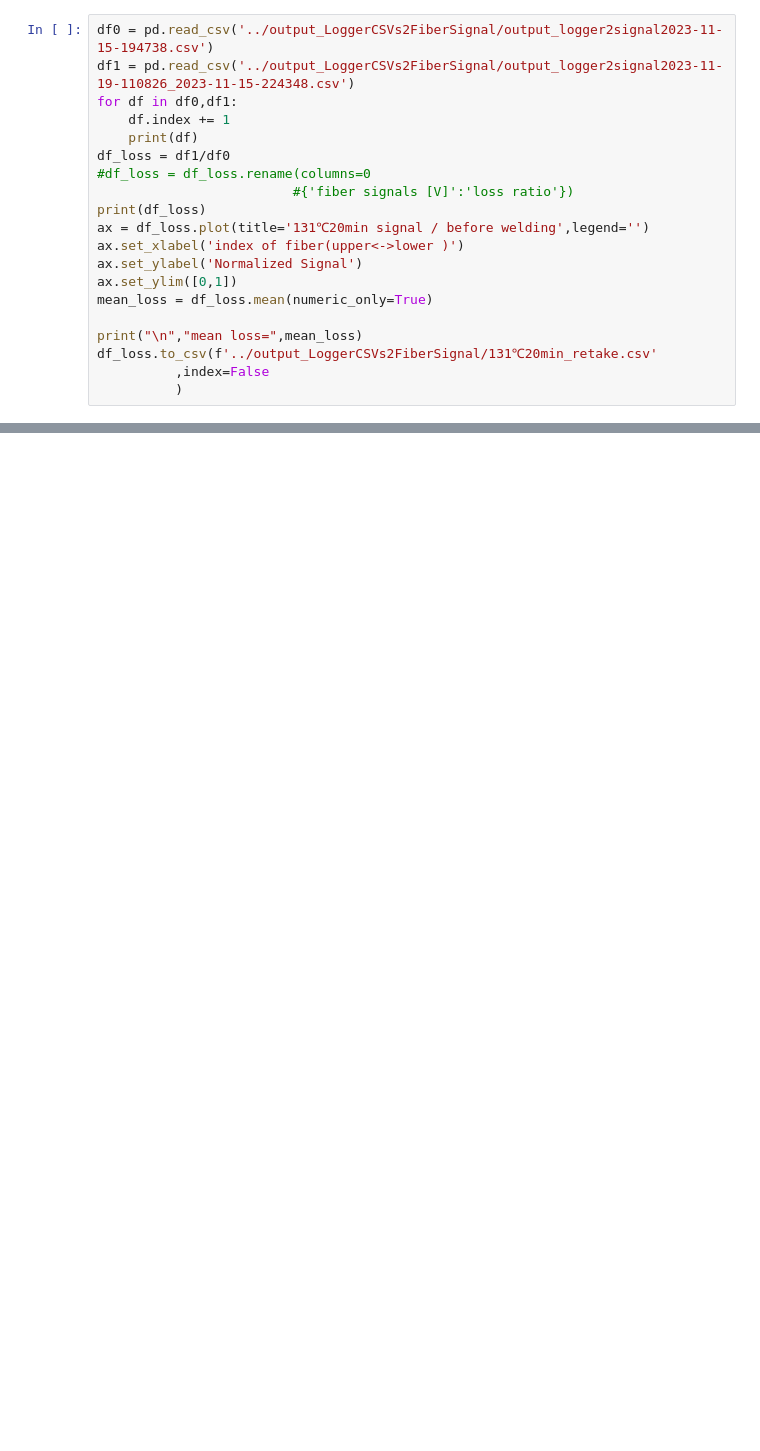
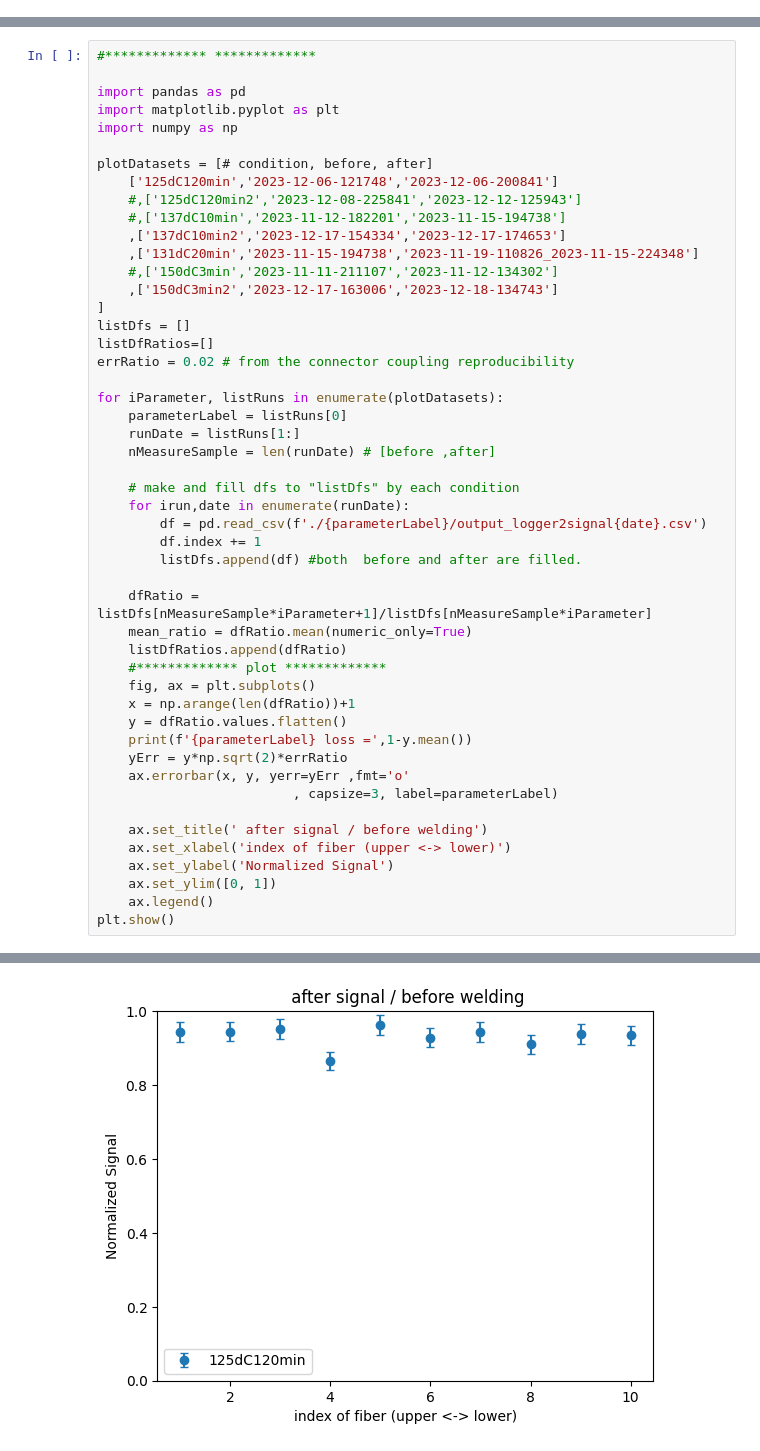
Before and after one commit to Dwaka-epx/Python-codes, a Jupyter notebook: 30cmFiberAnalysis/LoggerCSVs2FiberSignal.ipynb, the cells around one changed output, grey strips where cells are left out. Saved outputs shown, nothing was run; the diff lists cells and outputs as text; blank space fills up the shorter version.

Commit message:
Large update: start to touch X talk analysis. 30cm fiber plot can be drawn easily.

```diff
--- a/30cmFiberAnalysis/LoggerCSVs2FiberSignal.ipynb
+++ b/30cmFiberAnalysis/LoggerCSVs2FiberSignal.ipynb
@@ -120,20 +9,0 @@ dtype: float64
-# %%
-df0 = pd.read_csv('../output_LoggerCSVs2FiberSignal/output_logger2signal2023-11-15-194738.csv')
-df1 = pd.read_csv('../output_LoggerCSVs2FiberSignal/output_logger2signal2023-11-19-110826_2023-11-15-224348.csv')
-for df in df0,df1:
-    df.index += 1
-    print(df)
-df_loss = df1/df0
-#df_loss = df_loss.rename(columns=0
-                         #{'fiber signals [V]':'loss ratio'})
-print(df_loss)
-ax = df_loss.plot(title='131℃20min signal / before welding',legend='')
-ax.set_xlabel('index of fiber(upper<->lower )')
-ax.set_ylabel('Normalized Signal')
-ax.set_ylim([0,1])
-mean_loss = df_loss.mean(numeric_only=True)
-
-print("\n","mean loss=",mean_loss)
-df_loss.to_csv(f'../output_LoggerCSVs2FiberSignal/131℃20min_retake.csv'
-          ,index=False
-          )
@@ -162,0 +109,50 @@ dtype: float64
+# %%
+#************* *************
+
+import pandas as pd
+import matplotlib.pyplot as plt
+import numpy as np
+
+plotDatasets = [# condition, before, after]
+	['125dC120min','2023-12-06-121748','2023-12-06-200841']
+	#,['125dC120min2','2023-12-08-225841','2023-12-12-125943']
+	#,['137dC10min','2023-11-12-182201','2023-11-15-194738']
+	,['137dC10min2','2023-12-17-154334','2023-12-17-174653']
+	,['131dC20min','2023-11-15-194738','2023-11-19-110826_2023-11-15-224348']
+	#,['150dC3min','2023-11-11-211107','2023-11-12-134302']
+	,['150dC3min2','2023-12-17-163006','2023-12-18-134743']
+]
+listDfs = []
+listDfRatios=[]
+errRatio = 0.02 # from the connector coupling reproducibility
+
+for iParameter, listRuns in enumerate(plotDatasets):
+	parameterLabel = listRuns[0]
+	runDate = listRuns[1:]
+	nMeasureSample = len(runDate) # [before ,after]
+
+	# make and fill dfs to "listDfs" by each condition
+	for irun,date in enumerate(runDate):
+		df = pd.read_csv(f'./{parameterLabel}/output_logger2signal{date}.csv')
+		df.index += 1
+		listDfs.append(df) #both  before and after are filled.
+
+	dfRatio = listDfs[nMeasureSample*iParameter+1]/listDfs[nMeasureSample*iParameter]
+	mean_ratio = dfRatio.mean(numeric_only=True)
+	listDfRatios.append(dfRatio)
+	#************* plot *************
+	fig, ax = plt.subplots()
+	x = np.arange(len(dfRatio))+1
+	y = dfRatio.values.flatten()
+	print(f'{parameterLabel} loss =',1-y.mean())
+	yErr = y*np.sqrt(2)*errRatio
+	ax.errorbar(x, y, yerr=yErr ,fmt='o'
+						 , capsize=3, label=parameterLabel)
+
+	ax.set_title(' after signal / before welding')
+	ax.set_xlabel('index of fiber (upper <-> lower)')
+	ax.set_ylabel('Normalized Signal')
+	ax.set_ylim([0, 1])
+	ax.legend()
+plt.show()
+# %% [output]
@@ -162,0 +163 @@ dtype: float64
+[figure, added]
```
Also changed, not shown: parts of 13 cells of this notebook, 34 other files.
